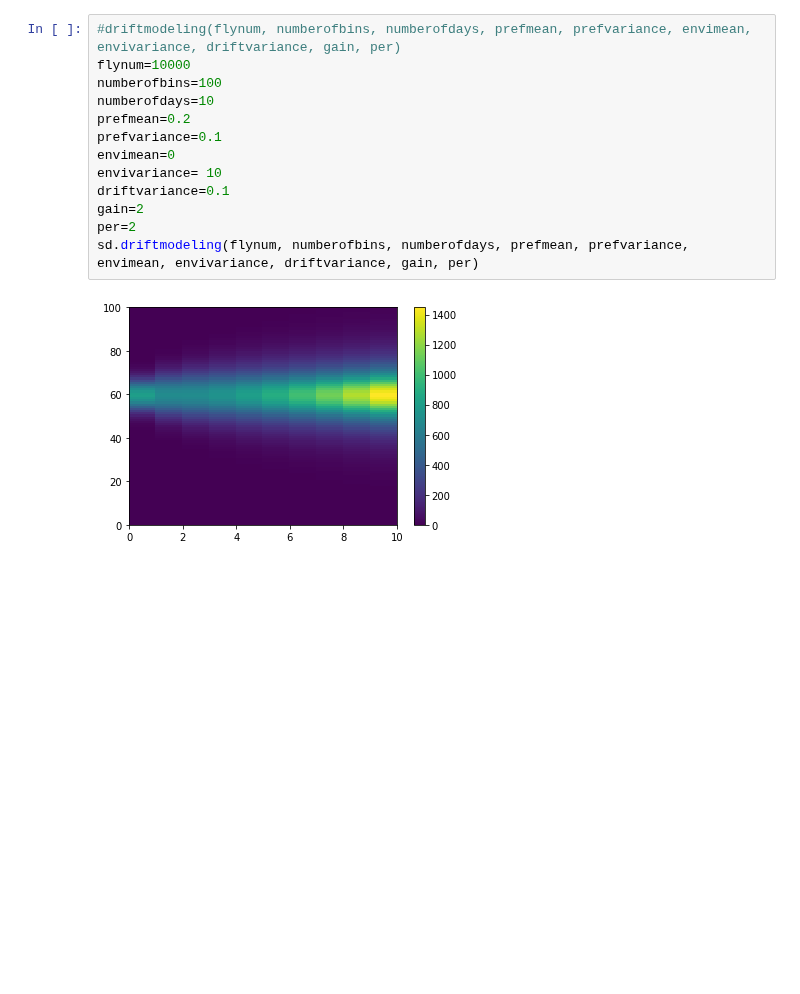
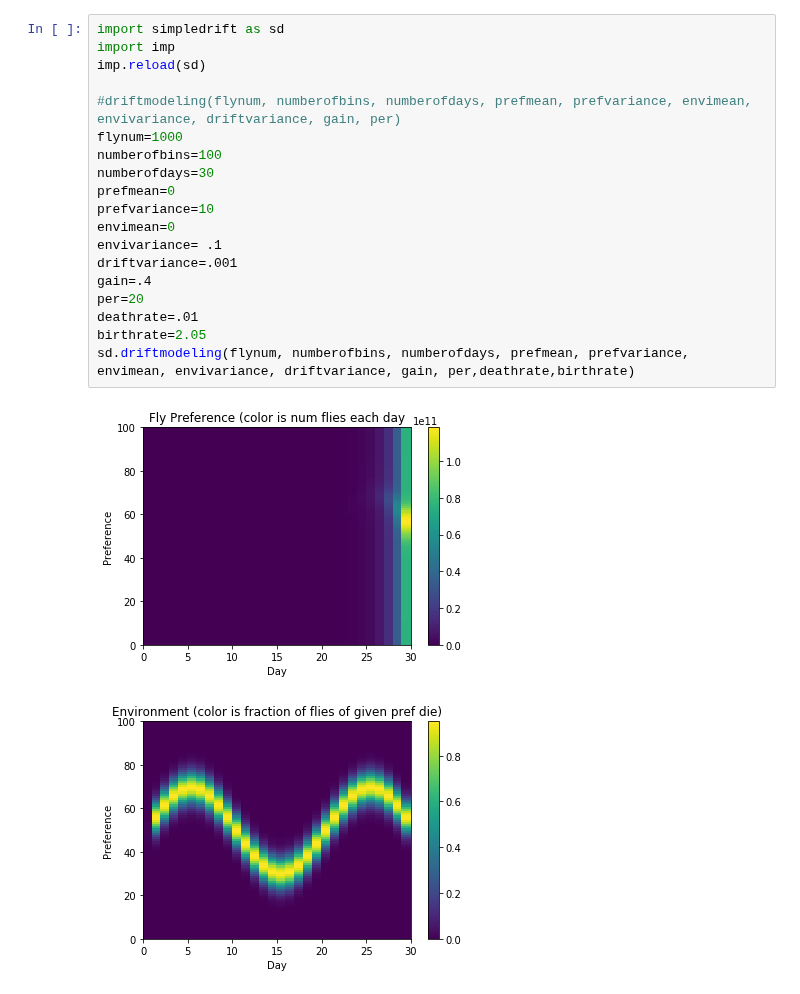
Before and after one commit to ryantmaloney/Simplified-Drift-Modeling, a Jupyter notebook: driftmodeling.ipynb, the cells around one changed output. Saved outputs shown, nothing was run; the diff lists cells and outputs as text; blank space fills up the shorter version.

Commit message:
Few more additions to control birthrate and deathrate and fix bugs

```diff
--- a/driftmodeling.ipynb
+++ b/driftmodeling.ipynb
@@ -7,15 +29,22 @@ imp.reload(sd)
 # %%
+import simpledrift as sd
+import imp
+imp.reload(sd)
+
 #driftmodeling(flynum, numberofbins, numberofdays, prefmean, prefvariance, envimean, envivariance, driftvariance, gain, per)
-flynum=10000
+flynum=1000
 numberofbins=100
-numberofdays=10
-prefmean=0.2
-prefvariance=0.1
+numberofdays=30
+prefmean=0
+prefvariance=10
 envimean=0
-envivariance= 10
-driftvariance=0.1
-gain=2
-per=2
-sd.driftmodeling(flynum, numberofbins, numberofdays, prefmean, prefvariance, envimean, envivariance, driftvariance, gain, per)
+envivariance= .1
+driftvariance=.001
+gain=.4
+per=20
+deathrate=.01
+birthrate=2.05
+sd.driftmodeling(flynum, numberofbins, numberofdays, prefmean, prefvariance, envimean, envivariance, driftvariance, gain, per,deathrate,birthrate)
 # %% [output]
-[figure, old version]
+[figure, new version]
+[figure, added]
```
Also changed, not shown: parts of 2 cells of this notebook, 1 other file.
